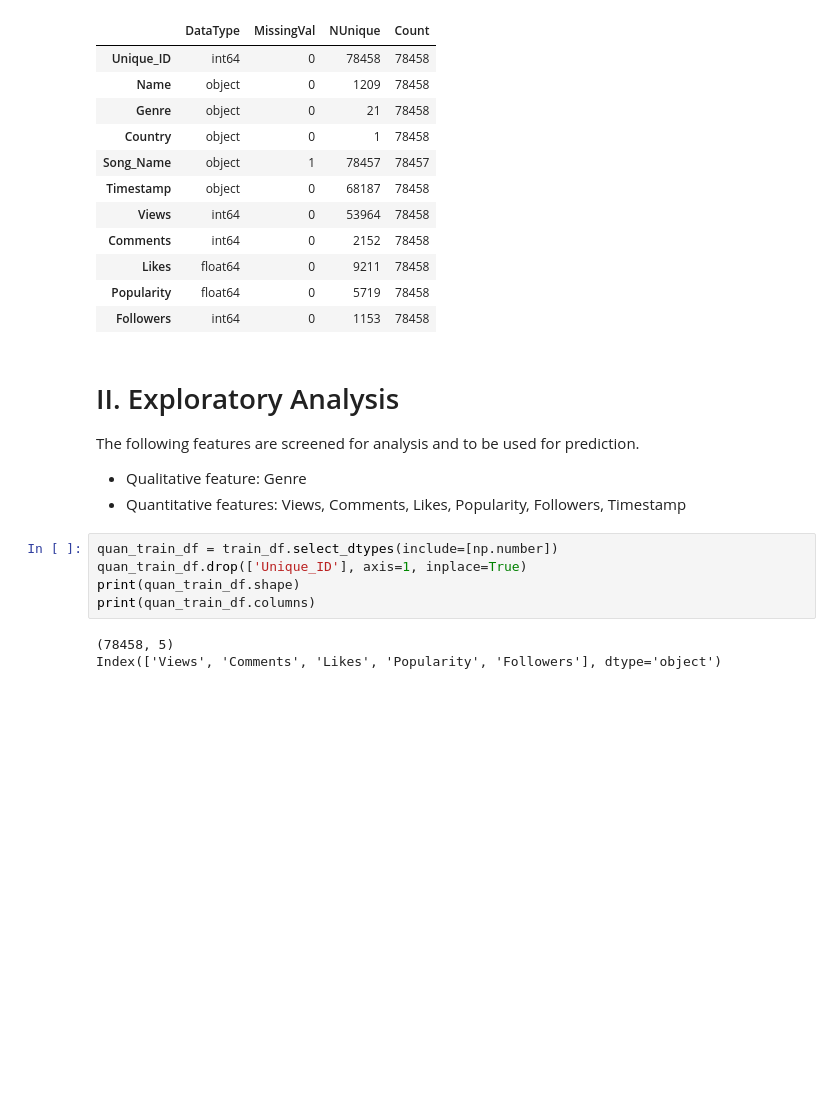
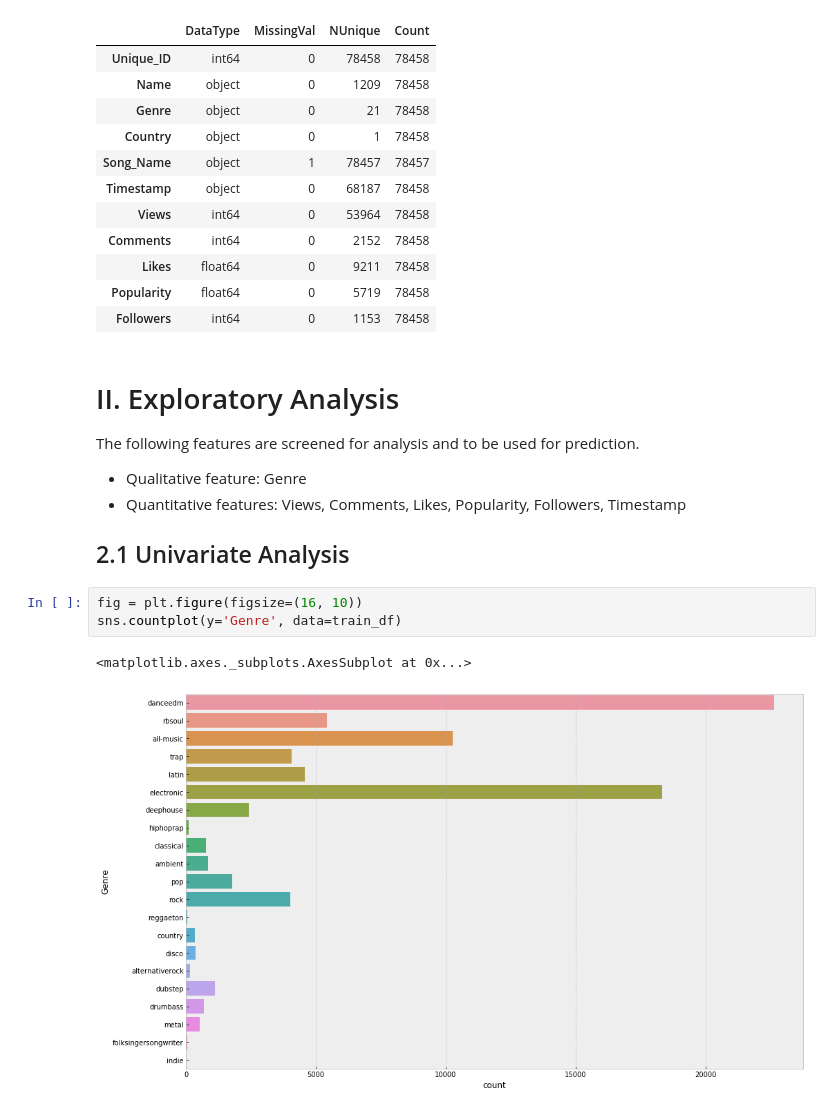
Before and after one commit to Shenghao1993/songs-popularity-prediction, a Jupyter notebook: 1.0-wsh-exploratory-data-analysis.ipynb, the cells around one changed output. Saved outputs shown, nothing was run; the diff lists cells and outputs as text; blank space fills up the shorter version.

```diff
--- a/1.0-wsh-exploratory-data-analysis.ipynb
+++ b/1.0-wsh-exploratory-data-analysis.ipynb
@@ -98,11 +98,11 @@ The following features are screened for analysis and to be used for prediction.
     <li>Qualitative feature: Genre</li>
     <li>Quantitative features: Views, Comments, Likes, Popularity, Followers, Timestamp</li>
 </ul>
+
+## 2.1 Univariate Analysis
-# %%
-quan_train_df = train_df.select_dtypes(include=[np.number])
-quan_train_df.drop(['Unique_ID'], axis=1, inplace=True)
-print(quan_train_df.shape)
-print(quan_train_df.columns)
-# %% [output]
-(78458, 5)
-Index(['Views', 'Comments', 'Likes', 'Popularity', 'Followers'], dtype='object')
+# %%
+fig = plt.figure(figsize=(16, 10))
+sns.countplot(y='Genre', data=train_df)
+# %% [output]
+<matplotlib.axes._subplots.AxesSubplot at 0x...>
+[figure, added]
```
Also changed, not shown: parts of 10 cells of this notebook.
